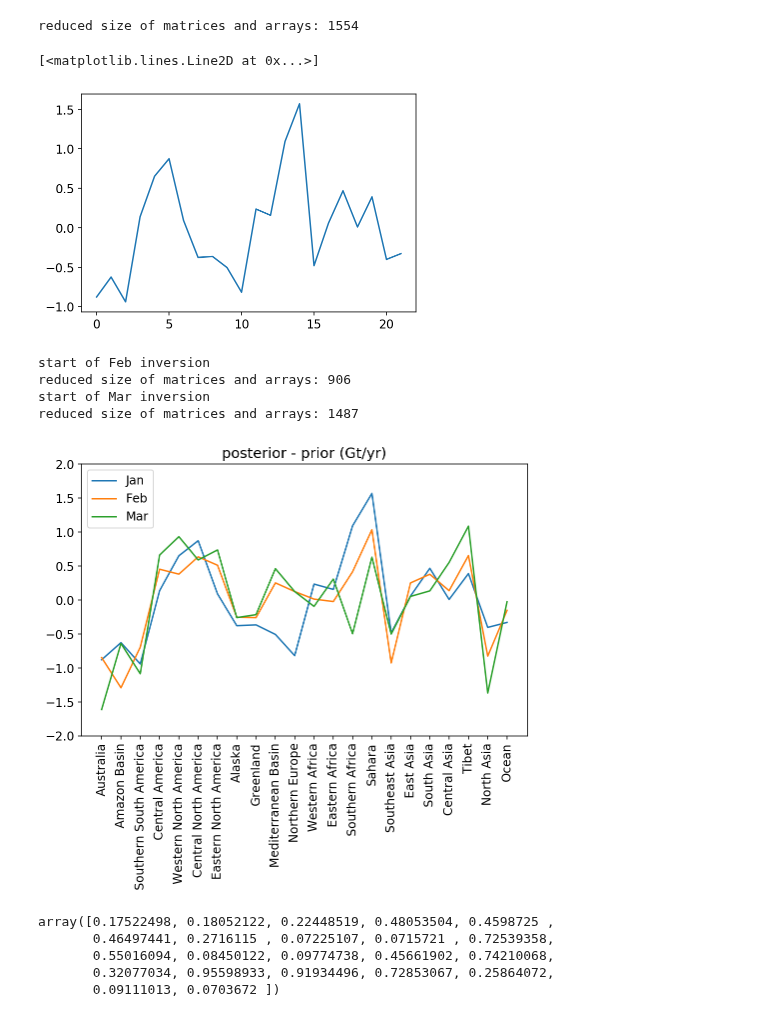
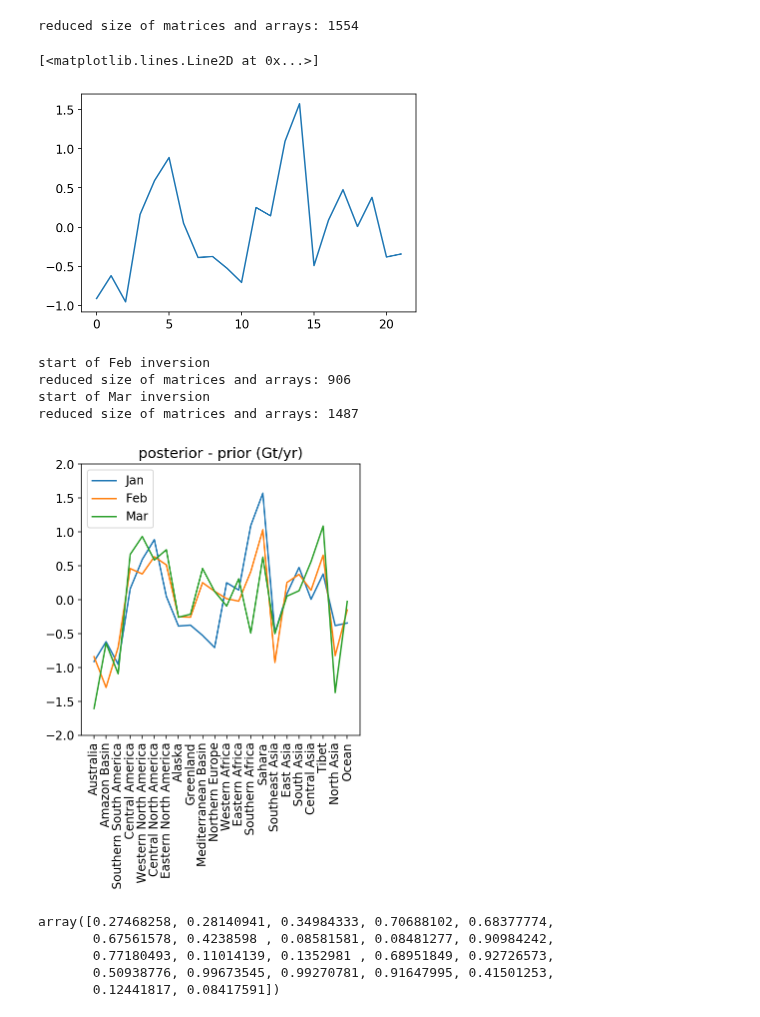
Before and after one commit to MehliyarSadiq/geoschem_simulations, a Jupyter notebook: inversion/satellite/oco-2/4.sequential_inversion.ipynb, the cells around one changed output. Saved outputs shown, nothing was run; the diff lists cells and outputs as text; code cells hidden in the pictures.

```diff
--- a/inversion/satellite/oco-2/4.sequential_inversion.ipynb
+++ b/inversion/satellite/oco-2/4.sequential_inversion.ipynb
@@ -73,7 +73,7 @@ for itag in range(22):
 # observation error
 obs_error = np.zeros((length,length))
 for idiag in range(length):
-    obs_error[idiag, idiag] = xco2_error_slice[idiag] + 2.5
+    obs_error[idiag, idiag] = xco2_error_slice[idiag]**2 + 2.5
     # measurment error from oco2
     # model error and representation error = 2.5 for land
 # %%
@@ -87,7 +87,7 @@ adjust     = np.matmul(k_e, diff_slice) # adjustment to prior
 plt.plot(adjust)
 # %% [output]
 [<matplotlib.lines.Line2D at 0x...>]
-[figure, old version]
+[figure, new version]
 # %%
 df = pd.read_csv(input_directory + 'base_emission.csv')
 region_names = df['name'].values
@@ -97,8 +97,12 @@ name_month = 'Jan' # Jan, Feb, Mar
 imonth     =  1    # 1,2,3
 mode       = 'N'  # 'N': Nadir or 'NG': Nadir + Glint
 # %%
-fig = plt.figure(figsize=[8, 5])
+fig = plt.figure(figsize=[5, 5])
 plt.plot(region_names, adjust, label = 'Jan')
+plt.ylim(top   = 2,bottom = -2)
+plt.title('posterior - prior (Gt/yr)')
+plt.xticks(rotation=90)
+
 for name_month in ['Feb', 'Mar']:
     print('start of ' + name_month + ' inversion')
 
@@ -137,48 +141,46 @@ for name_month in ['Feb', 'Mar']:
     # delta y0
     del_Y_matrix = np.empty((length,22))
     del_Y_matrix[:] = np.nan
     for itag in range(22):
         name_var = 'X_SpeciesConc_CO2Tag' + str(itag+1)
         del_Y_matrix[:,itag] = ds_delta_y0[name_var][ind].values
 
     # observation error
     obs_error = np.zeros((length,length))
     for idiag in range(length):
         obs_error[idiag, idiag] = xco2_error_slice[idiag] + 2.5
     # measurment error from oco2
     # model error and representation error = 2.5 for land
 
     # calculation of posterior
     del_Y_tran = np.matrix.transpose(del_Y_matrix)
     first      = np.matmul(del_Y_matrix,del_Y_tran)
     second     = np.linalg.inv(first+obs_error)
     third      = np.matmul(del_Y_tran,second)
     k_e        = np.matmul(del_X_f,third)   # kalman gain,
     adjust     = np.matmul(k_e, diff_slice) # adjustment to prior
 
     plt.plot(region_names, adjust, label = name_month)
-    plt.ylim(top   = 2,bottom = -2)
-    plt.title('posterior - prior (Gt/yr)')
-    plt.xticks(rotation=90)
     plt.legend()
 fig.savefig(output_directory+'adjust_3months.png', dpi=300)
 # %% [output]
 start of Feb inversion
 reduced size of matrices and arrays: 906
 start of Mar inversion
 reduced size of matrices and arrays: 1487
-[figure, old version]
+[figure, new version]
 # %%
 err_reduc = np.zeros(22)
+p_X_a = np.matmul(del_X_a, np.matrix.transpose(del_X_a))
 for iregion in range(22):
-    err_reduc[iregion] = 1 - del_X_a[iregion,iregion]/1
+    err_reduc[iregion] = 1 - p_X_a[iregion,iregion]/1
 err_reduc
 # %% [output]
-array([0.17522498, 0.18052122, 0.22448519, 0.48053504, 0.4598725 ,
-       0.46497441, 0.2716115 , 0.07225107, 0.0715721 , 0.72539358,
-       0.55016094, 0.08450122, 0.09774738, 0.45661902, 0.74210068,
-       0.32077034, 0.95598933, 0.91934496, 0.72853067, 0.25864072,
-       0.09111013, 0.0703672 ])
+array([0.27468258, 0.28140941, 0.34984333, 0.70688102, 0.68377774,
+       0.67561578, 0.4238598 , 0.08581581, 0.08481277, 0.90984242,
+       0.77180493, 0.11014139, 0.1352981 , 0.68951849, 0.92726573,
+       0.50938776, 0.99673545, 0.99270781, 0.91647995, 0.41501253,
+       0.12441817, 0.08417591])
 # %%
 fig = plt.figure(figsize=[8, 5])
 plt.bar(region_names, err_reduc)
```
Also changed, not shown: parts of 2 cells of this notebook, 15 other files.
